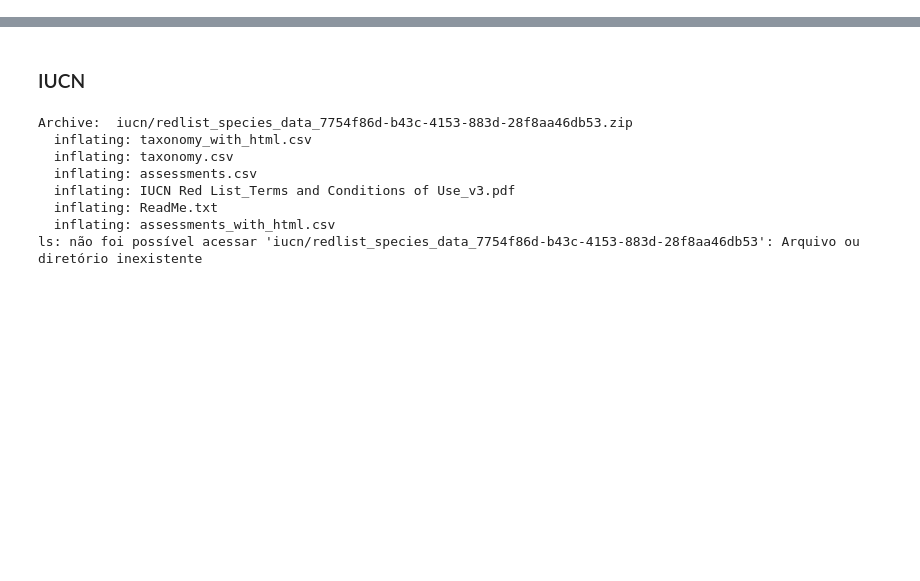
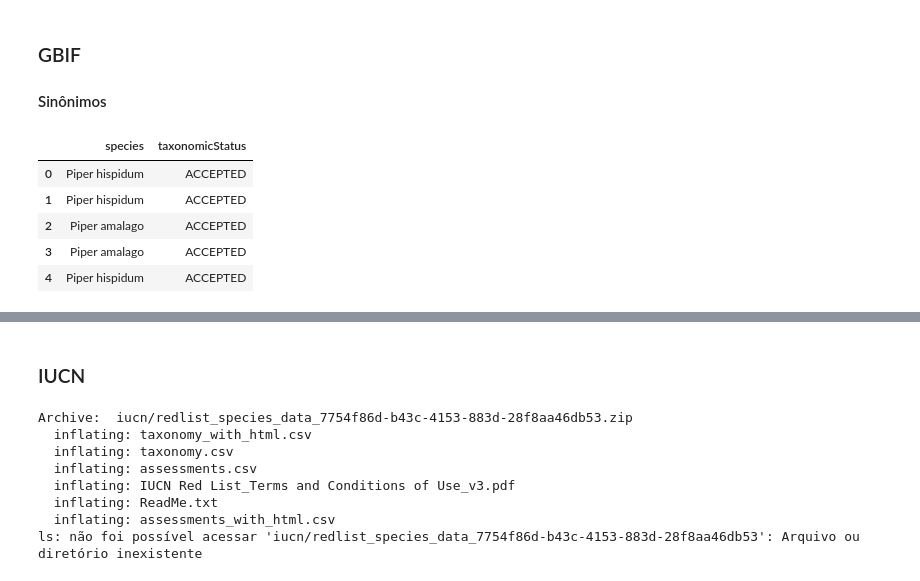
Before and after one commit to xaaaandao/din4072-applied-data-science, a Jupyter notebook: 02parquet.ipynb, the cells around one changed output, grey strips where cells are left out. Cells and saved outputs as stored; diff of their text form; code cells hidden in the pictures; blank space fills up the shorter version.

```diff
--- a/02parquet.ipynb
+++ b/02parquet.ipynb
@@ -90,0 +101,19 @@ gbif.parquet  Piper.js+json.zip
+# %% [markdown]
+### GBIF
+#### Sinônimos
+# %%
+data2 = {"species": [], "taxonomicStatus": []}
+for r in results:
+    for r2 in r:
+        for r3 in r2["classifications"]:
+            data2["species"].append(r2["species"])
+            data2["taxonomicStatus"].append(r2["classifications"][r3]["taxonomicStatus"])
+df2 = pd.DataFrame(data2)
+df2.head()
+# %% [output]
+|  | species | taxonomicStatus |
+| 0 | Piper hispidum | ACCEPTED |
+| 1 | Piper hispidum | ACCEPTED |
+| 2 | Piper amalago | ACCEPTED |
+| 3 | Piper amalago | ACCEPTED |
+| 4 | Piper hispidum | ACCEPTED |
```
Also changed, not shown: parts of 6 cells of this notebook, 3 other files.
